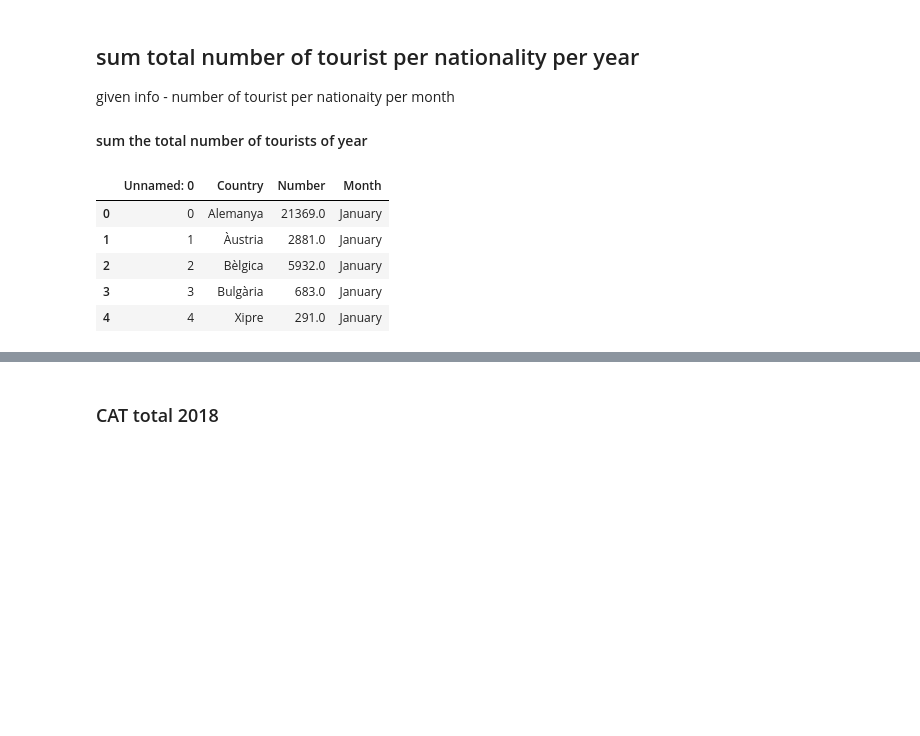
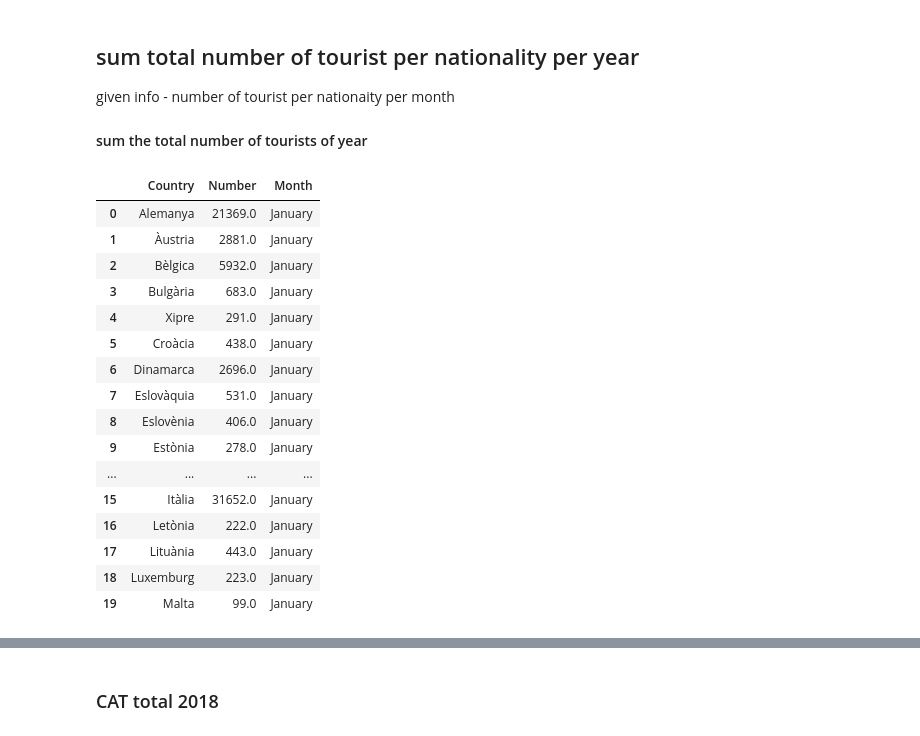
Before and after one commit to FHnt97/Project-Week-2-Barcelona, a Jupyter notebook: your-project/Query 2016.ipynb, the cells around one changed output, grey strips where cells are left out. Cells and saved outputs as stored; diff of their text form; code cells hidden in the pictures; blank space fills up the shorter version.

```diff
--- a/your-project/Query 2016.ipynb
+++ b/your-project/Query 2016.ipynb
@@ -7,15 +7,26 @@ given info - number of tourist per nationaity per month
 
 #### sum the total number of tourists of year
 # %%
-BCN_2016 = pd.read_csv(".\clean_datasets\BCN_2016_CLEAN.csv")
-BCN_2016.head()
+BCN_2016 = pd.read_csv(".\clean_datasets\BCN_2016_CLEAN.csv", index_col=0)
+BCN_2016.head(20)
 # %% [output]
-|  | Unnamed: 0 | Country | Number | Month |
-| 0 | 0 | Alemanya | 21369.0 | January |
-| 1 | 1 | Àustria | 2881.0 | January |
-| 2 | 2 | Bèlgica | 5932.0 | January |
-| 3 | 3 | Bulgària | 683.0 | January |
-| 4 | 4 | Xipre | 291.0 | January |
+|  | Country | Number | Month |
+| 0 | Alemanya | 21369.0 | January |
+| 1 | Àustria | 2881.0 | January |
+| 2 | Bèlgica | 5932.0 | January |
+| 3 | Bulgària | 683.0 | January |
+| 4 | Xipre | 291.0 | January |
+| 5 | Croàcia | 438.0 | January |
+| 6 | Dinamarca | 2696.0 | January |
+| 7 | Eslovàquia | 531.0 | January |
+| 8 | Eslovènia | 406.0 | January |
+| 9 | Estònia | 278.0 | January |
+| ... | ... | ... | ... |
+| 15 | Itàlia | 31652.0 | January |
+| 16 | Letònia | 222.0 | January |
+| 17 | Lituània | 443.0 | January |
+| 18 | Luxemburg | 223.0 | January |
+| 19 | Malta | 99.0 | January |
 # %%
 from sqlalchemy import create_engine
 import pymysql
```
Also changed, not shown: parts of 16 cells of this notebook, 10 other files.
